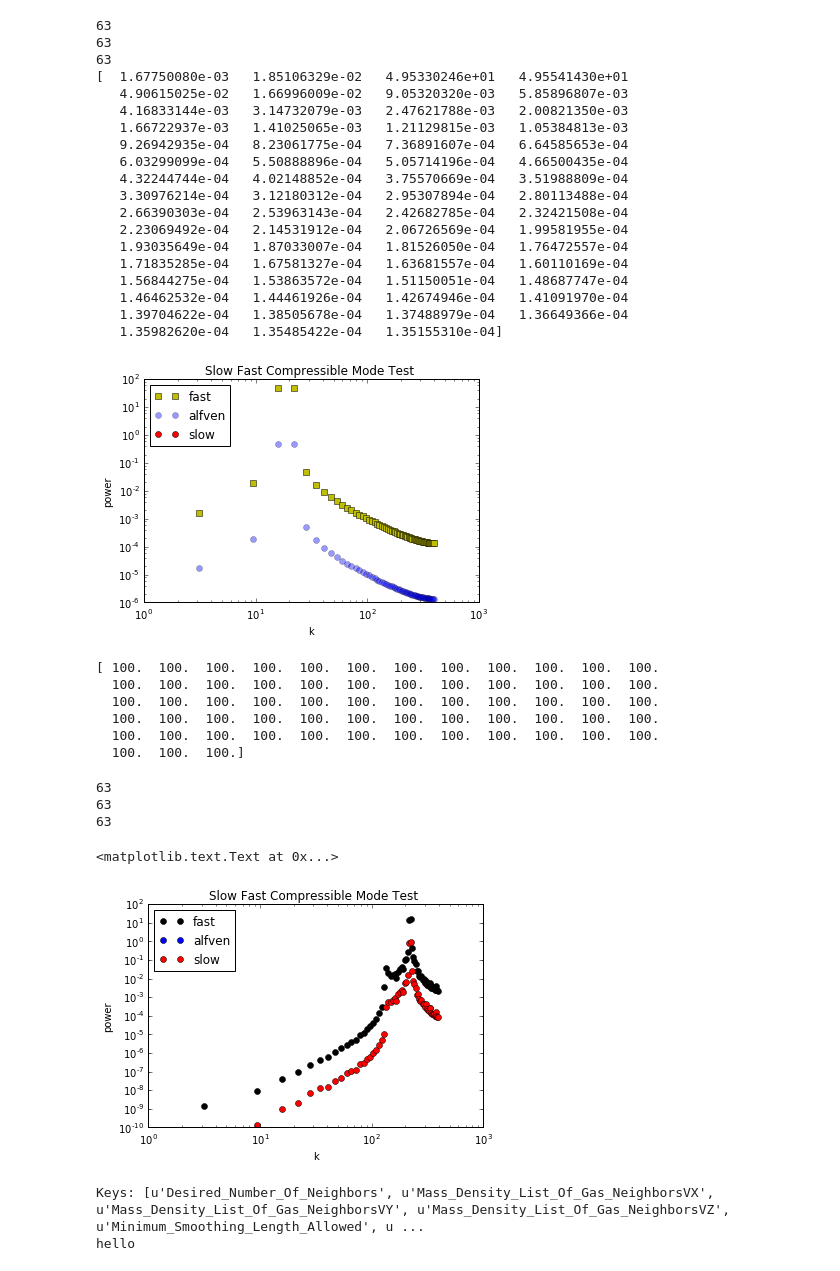
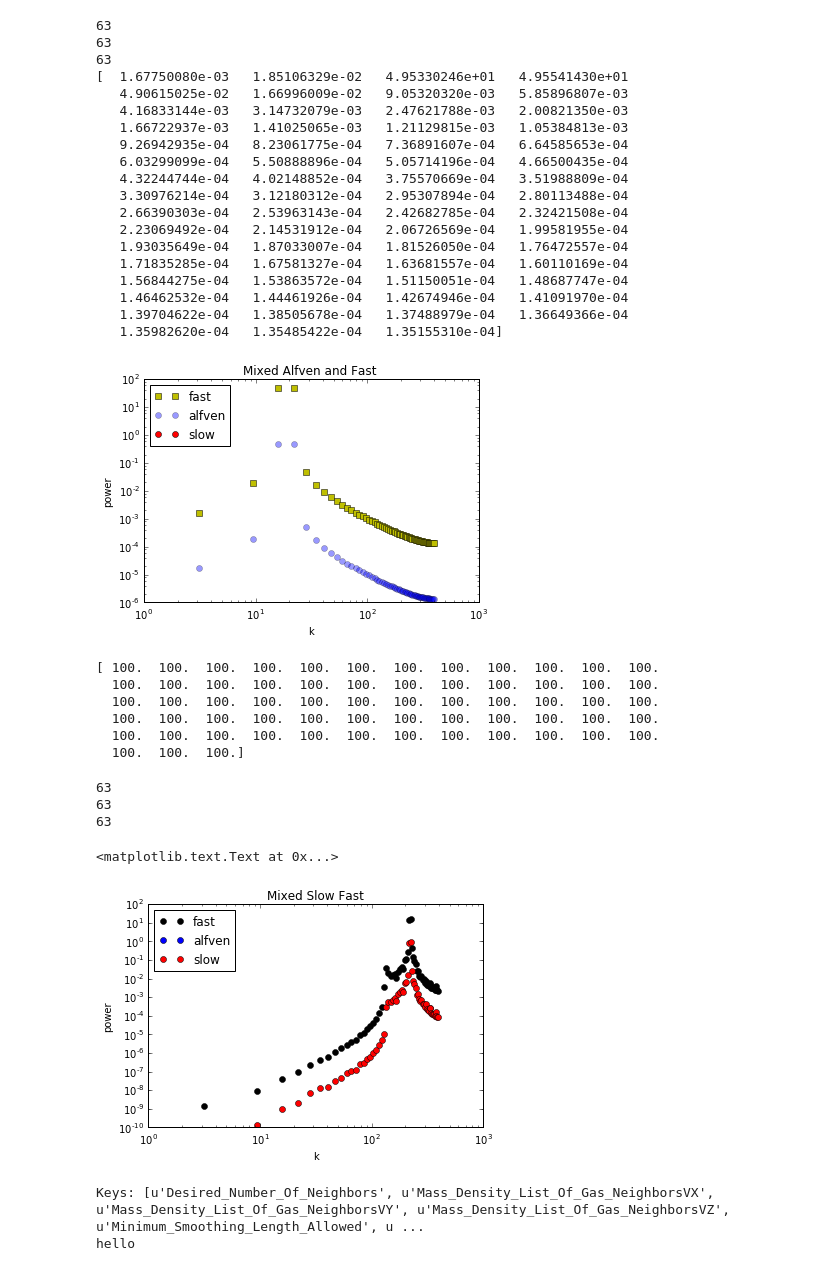
Before and after one commit to DSeligman/MHD_mode_decomposition, a Jupyter notebook: MODE_decomposition_tests.ipynb, the cells around one changed output. Saved outputs shown, nothing was run; the diff lists cells and outputs as text; code cells hidden in the pictures.

```diff
--- a/MODE_decomposition_tests.ipynb
+++ b/MODE_decomposition_tests.ipynb
@@ -242,7 +242,7 @@ plt.loglog(kgridG,slowVIso,'ro',label='slow')
 plt.legend(loc='upper left')
 plt.xlabel('k')
 plt.ylabel('power')
-plt.title('Slow Fast Compressible Mode Test ')
+plt.title('Mixed Alfven and Fast ')
 print fastVIso
 # %% [output]
 63
@@ -264,7 +264,7 @@ print fastVIso
    1.46462532e-04   1.44461926e-04   1.42674946e-04   1.41091970e-04
    1.39704622e-04   1.38505678e-04   1.37488979e-04   1.36649366e-04
    1.35982620e-04   1.35485422e-04   1.35155310e-04]
-[figure, old version]
+[figure, new version]
 # %%
 print fastVIso/alfVIso
 # %% [output]
@@ -280,35 +280,35 @@ beta=1.;
 #units alfven speed = 1
 NN = 35.
 
 xg=np.linspace(0.,1.,n)
 yg=np.linspace(0.,1.,n)
 zg=np.linspace(0.,1.,n)
 x,y,z=np.meshgrid(xg,yg,zg)#,indexing='ij')
 
 xpart=.6#.01
 zpart=np.sqrt(1.-xpart**2)
 Vy = np.zeros((n,n,n))
 Vz =np.zeros((n,n,n))
 Vx = 10.1*np.sin(2.*NN*np.pi*(xpart*x+zpart*z))
 
 
 kgridG,alfVIso,fastVIso,slowVIso=mode_decomp(Vx,Vy,Vz,beta)
 plt.loglog(kgridG,fastVIso,'ko',label='fast')
 plt.loglog(kgridG,alfVIso,'bo',label='alfven')
 plt.loglog(kgridG,slowVIso,'ro',label='slow')
 
 #plt.yscale('log')
 
 plt.legend(loc='upper left')
 plt.xlabel('k')
 plt.ylabel('power')
-plt.title('Slow Fast Compressible Mode Test ')
+plt.title('Mixed Slow Fast')
 # %% [output]
 63
 63
 63
 <matplotlib.text.Text at 0x...>
-[figure, old version]
+[figure, new version]
 # %%
 #now run the code on our simulation
 infi=h5py.File('/Users/darrylseligman/Desktop/Flatiron/Phil/Initial_Magnetic_Simulations/jono_default_params/b0_N64/output_wheeler/dust_ALFVEN_snap_0946.h5','r') # (defined same as above)
```
Also changed, not shown: parts of 2 cells of this notebook.
